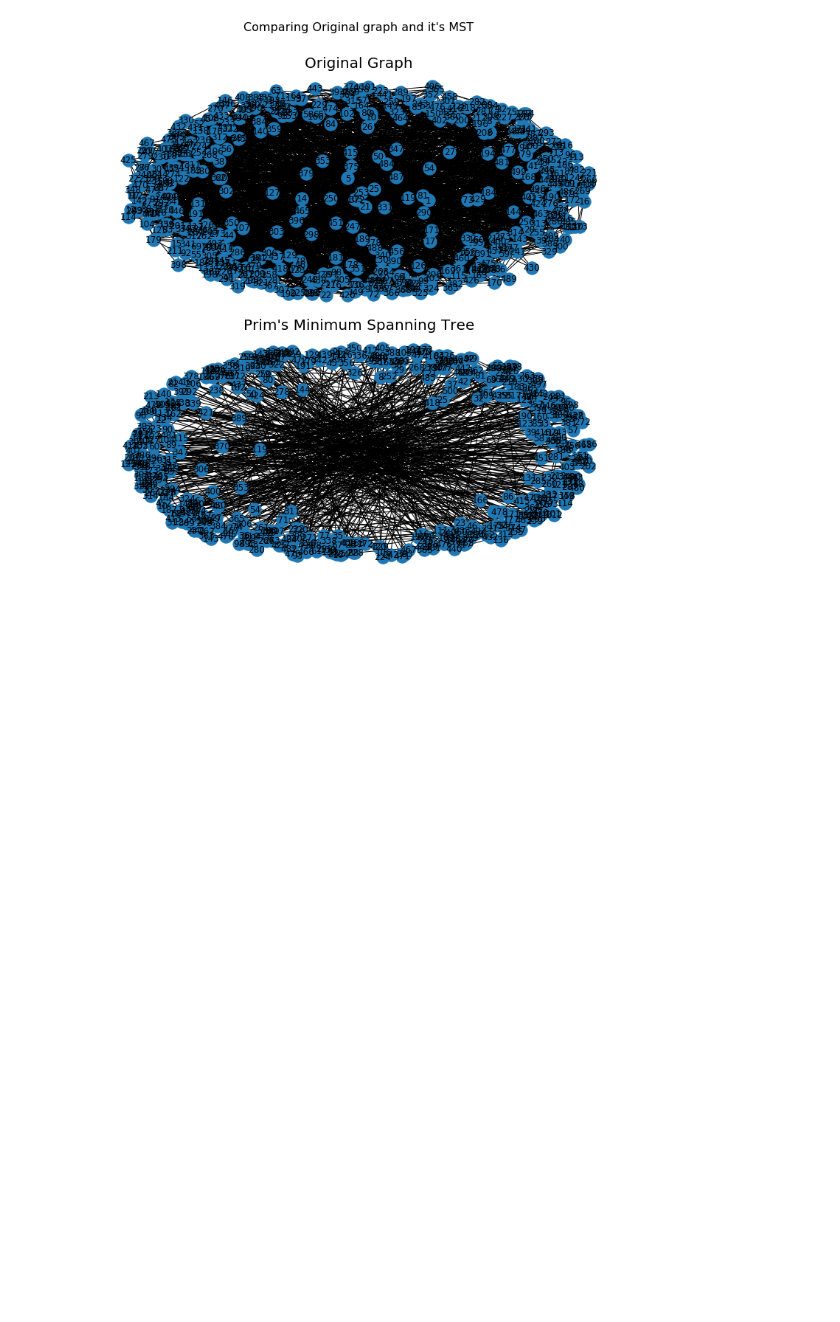
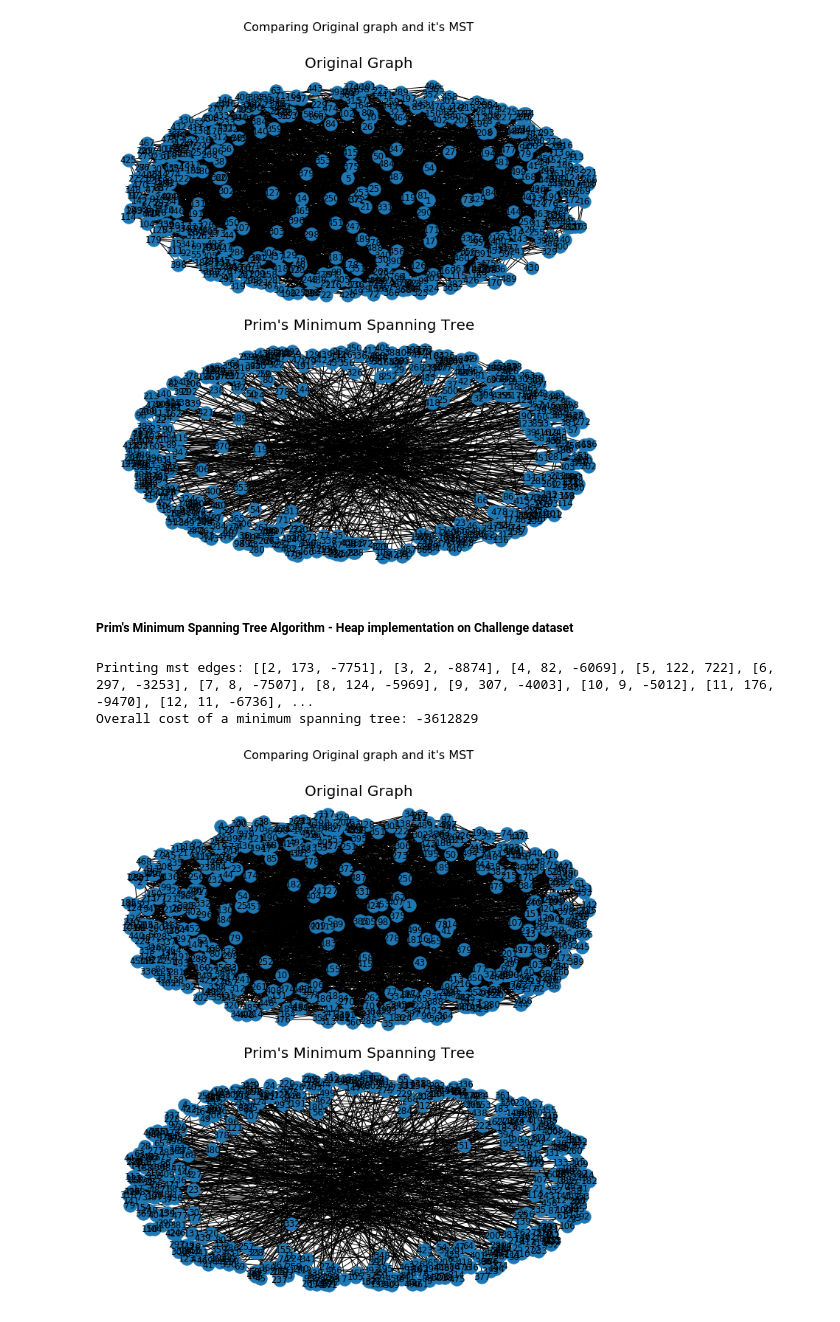
Before and after one commit to aishwarya34/AlgorithmsIlluminated, a Jupyter notebook: C3W1_GREEDY_ALGORITHMS_SCHEDULING_APPLICATION_MST_ALGORITHM.ipynb, the cells around one changed output. Saved outputs shown, nothing was run; the diff lists cells and outputs as text; code cells hidden in the pictures; blank space fills up the shorter version.

```diff
--- a/C3W1_GREEDY_ALGORITHMS_SCHEDULING_APPLICATION_MST_ALGORITHM.ipynb
+++ b/C3W1_GREEDY_ALGORITHMS_SCHEDULING_APPLICATION_MST_ALGORITHM.ipynb
@@ -357,3 +494,32 @@ plt.show()
 Printing mst edges: [[1, 397, -5942], [397, 228, -7927], [228, 386, -9013], [397, 343, -7570], [343, 293, -8657], [397, 159, -7157], [159, 335, -8205], [159, 160, -7839], [335, 19, -7787], [19, 328, - ...
 Overall cost of a minimum spanning tree: -3612829
 [figure]
+# %% [markdown]
+##### Prim's Minimum Spanning Tree Algorithm - Heap implementation on Challenge dataset
+# %%
+
+plt.figure(figsize=(10,10))
+plt.subplot(211)
+nx.draw(challenge_graph, with_labels = True)
+plt.title('Original Graph', size=20)
+
+
+
+start_vert = 1
+mst_edges = mst_undirected_djikstra_heap(challenge_graph, start_vert)
+mst = nx.Graph()
+mst.add_weighted_edges_from(mst_edges)
+#weights = nx.get_edge_attributes(mst, 'weight')
+plt.subplot(212)
+#nx.draw_networkx_edge_labels(mst, pos, edge_labels = weights)
+nx.draw(mst, with_labels = True)
+plt.title('Prim\'s Minimum Spanning Tree', size=20)
+
+
+plt.suptitle('Comparing Original graph and it\'s MST', size=16).set_position([.5, 1.05])
+plt.tight_layout()
+plt.show()
+# %% [output]
+Printing mst edges: [[2, 173, -7751], [3, 2, -8874], [4, 82, -6069], [5, 122, 722], [6, 297, -3253], [7, 8, -7507], [8, 124, -5969], [9, 307, -4003], [10, 9, -5012], [11, 176, -9470], [12, 11, -6736], ...
+Overall cost of a minimum spanning tree: -3612829
+[figure, added]
```
Also changed, not shown: parts of 4 cells of this notebook, 1 other file.
